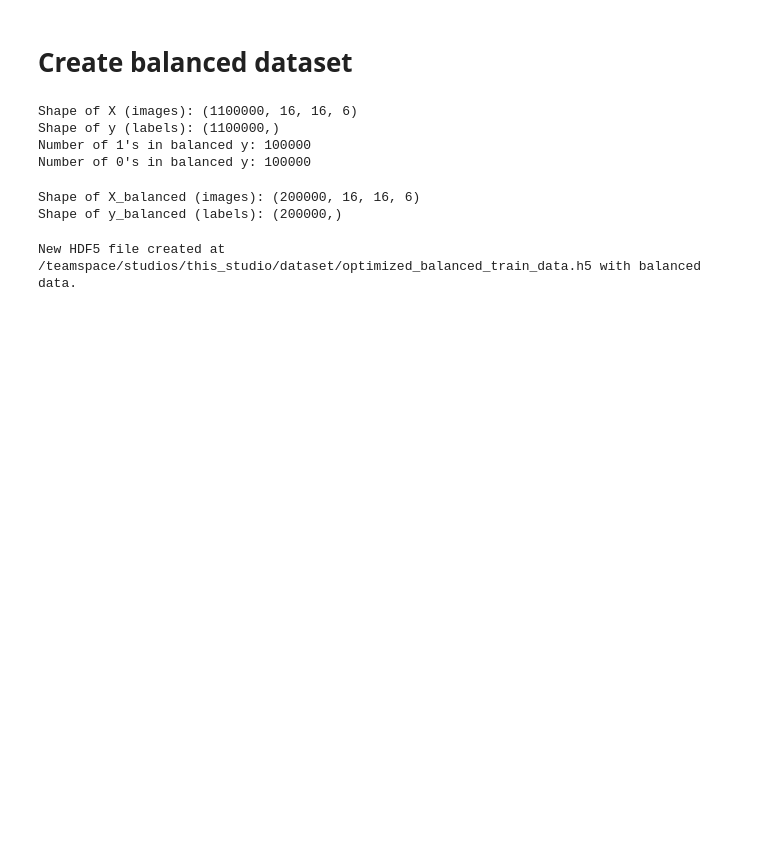
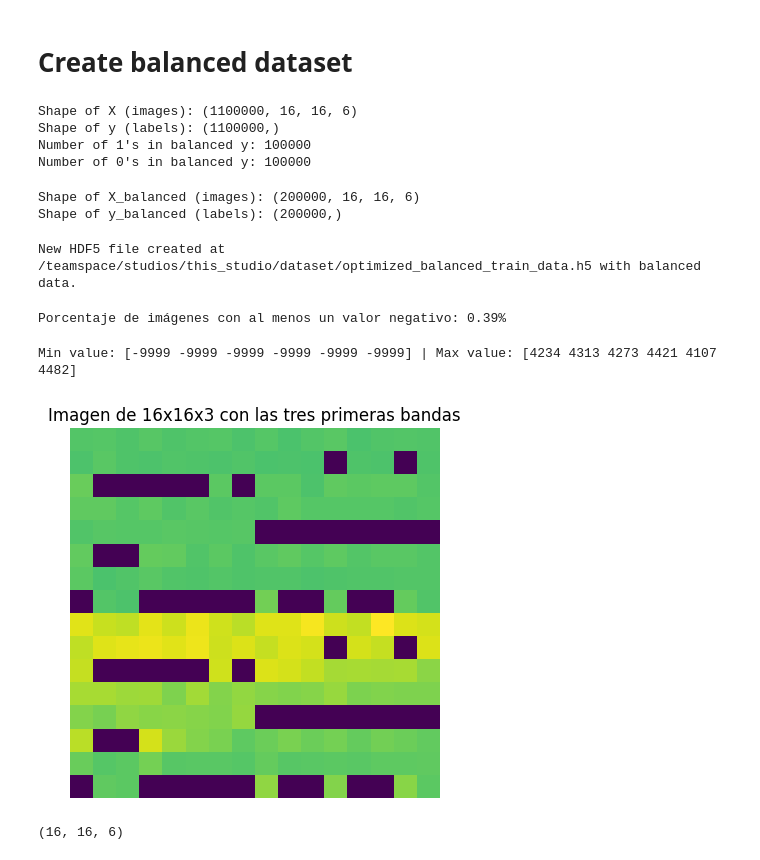
Before and after one commit to hucarlos08/geointelligence, a Jupyter notebook: inegi-zindi/notebooks/gcim_challenge_baseline_models.ipynb, the cells around one changed output. Cells and saved outputs as stored; diff of their text form; code cells hidden in the pictures; blank space fills up the shorter version.

```diff
--- a/inegi-zindi/notebooks/gcim_challenge_baseline_models.ipynb
+++ b/inegi-zindi/notebooks/gcim_challenge_baseline_models.ipynb
@@ -201,0 +288,36 @@ New HDF5 file created at /teamspace/studios/this_studio/dataset/optimized_balanc
+# %%
+np.min(X_int, axis=(0, 1, 2))
+# Encontrar índices n con al menos un valor negativo
+indices_con_negativos = [n for n in range(X_int.shape[0]) if np.any(X_int[n] < 0)]
+indices_con_negativos
+
+# Porceentaje de imágenes con al menos un valor negativo
+porcentaje_negativos = len(indices_con_negativos) / X_int.shape[0] * 100
+print(f"Porcentaje de imágenes con al menos un valor negativo: {porcentaje_negativos:.2f}%")
+# %% [output]
+Porcentaje de imágenes con al menos un valor negativo: 0.39%
+# %%
+import numpy as np
+import matplotlib.pyplot as plt
+
+i= 1203
+# Extraer las primeras tres bandas de la primera imagen
+image = X_int[i]
+min = np.min(image, axis=(0, 1))
+max = np.max(image, axis=(0, 1))
+print(f"Min value: {min} | Max value: {max}")
+# Normalizar las bandas entre 0 y 1
+normalized_int_image = (image-min)/(max-min)
+
+# Plotear la imagen
+plt.imshow(normalized_int_image[...,0], cmap='viridis')
+plt.axis('off')  # Ocultar ejes
+plt.title('Imagen de 16x16x3 con las tres primeras bandas')
+plt.show()
+# %% [output]
+Min value: [-9999 -9999 -9999 -9999 -9999 -9999] | Max value: [4234 4313 4273 4421 4107 4482]
+[figure, added]
+# %%
+image.shape
+# %% [output]
+(16, 16, 6)
```
Also changed, not shown: parts of 7 cells of this notebook, 20 other files.
